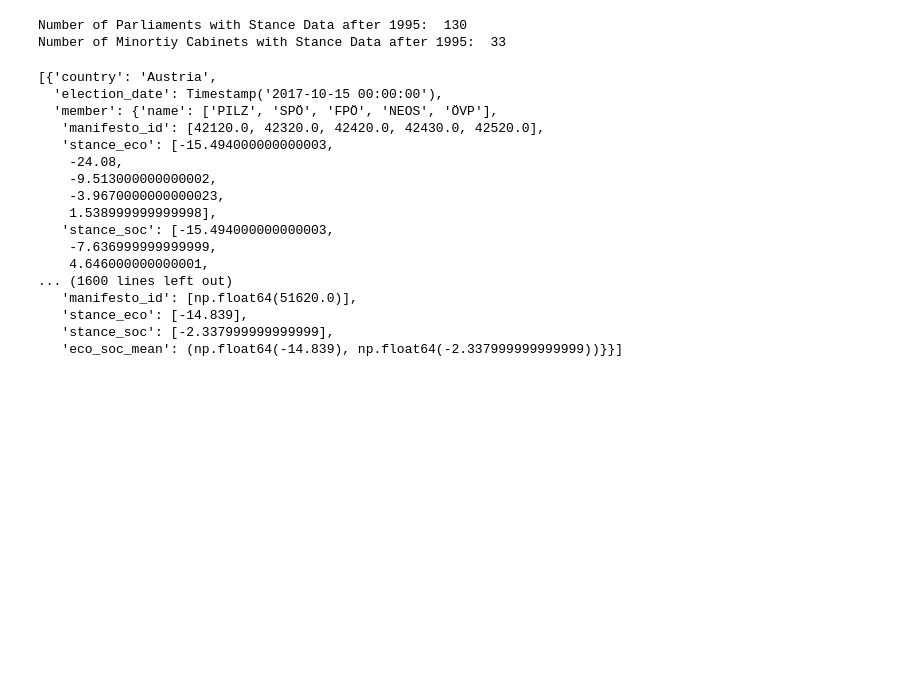
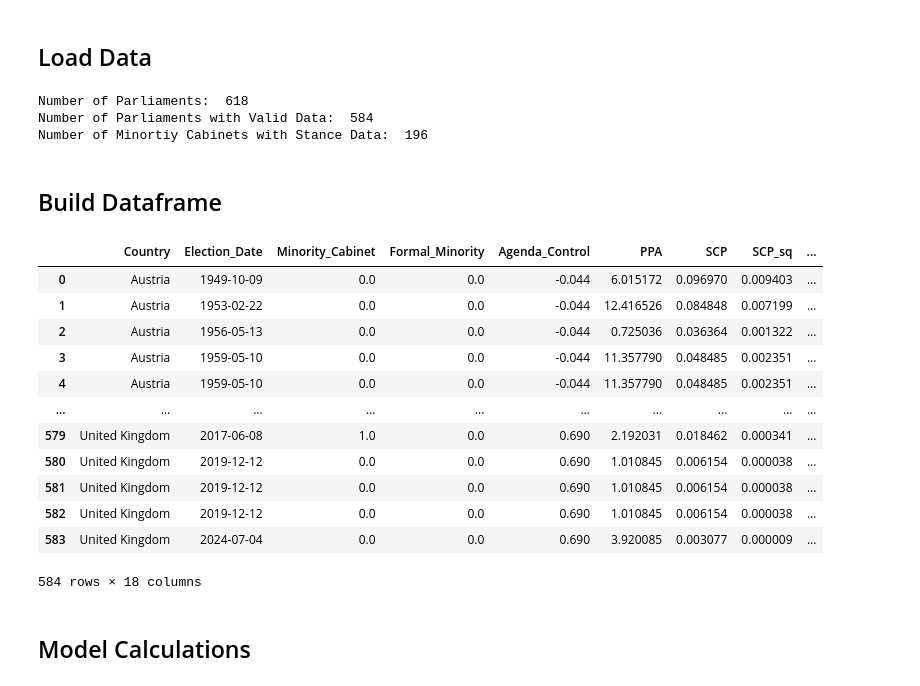
Before and after one commit to tildralle/ma-seminar-vetoplayer, a Jupyter notebook: analysis.ipynb, the cells around one changed output. Saved outputs shown, nothing was run; the diff lists cells and outputs as text; code cells hidden in the pictures; blank space fills up the shorter version.

```diff
--- a/analysis.ipynb
+++ b/analysis.ipynb
@@ -11,11 +16,22 @@ Number of Parliaments:  618
+# %% [markdown]
+## Load Data
 # %%
+with open('parliament_bib.pkl', 'rb') as file:
+    parliament_bib = pickle.load(file)
+
+print("Number of Parliaments: ", len(parliament_bib))
+
 keys_to_delete = []
 
 for key in parliament_bib.keys():
     eco = parliament_bib[key]["member"]["stance_eco"]
     soc = parliament_bib[key]["member"]["stance_soc"]
-    cab_stance = parliament_bib[key]["cabinet"]["eco_soc_mean"]
     elec_year = parliament_bib[key]["election_date"].year
+
+    if pd.isna(parliament_bib[key]["cabinet"]["minority_cab"]):
+        keys_to_delete.append(key)
+        continue
+
     if len(eco) == 0:
         keys_to_delete.append(key)
     elif pd.isna(eco).any():
@@ -24,38 +40,17 @@ for key in parliament_bib.keys():
         keys_to_delete.append(key)
     elif pd.isna(soc).any():
         keys_to_delete.append(key)
-    elif cab_stance == None:
-        keys_to_delete.append(key)
-    elif elec_year < 1995:
-        keys_to_delete.append(key)
 
-new_parliament_bib = {k: v for k, v in parliament_bib.items() if k not in keys_to_delete}
+parliament_bib_selection = {k: v for k, v in parliament_bib.items() if k not in keys_to_delete}
 
-minority_cabs = [p for i, p in new_parliament_bib.items() if p["cabinet"]["minority_cab"] == 1 and p["cabinet"]["minority_formal"] == 0]
+minority_cabs = [p for i, p in parliament_bib_selection.items() if p["cabinet"]["minority_cab"]== 1]# and p["cabinet"]["minority_formal"] == 0]
 
-print("Number of Parliaments with Stance Data after 1995: ", len(new_parliament_bib))
+print("Number of Parliaments with Valid Data: ", len(parliament_bib_selection))
 
-print("Number of Minortiy Cabinets with Stance Data after 1995: ", len(minority_cabs))
+print("Number of Minortiy Cabinets with Stance Data: ", len(minority_cabs))
 # %% [output]
-Number of Parliaments with Stance Data after 1995:  130
-Number of Minortiy Cabinets with Stance Data after 1995:  33
+Number of Parliaments:  618
+Number of Parliaments with Valid Data:  584
+Number of Minortiy Cabinets with Stance Data:  196
-# %%
-minority_cabs
-# %% [output]
-[{'country': 'Austria',
-  'election_date': Timestamp('2017-10-15 00:00:00'),
-  'member': {'name': ['PILZ', 'SPÖ', 'FPÖ', 'NEOS', 'ÖVP'],
-   'manifesto_id': [42120.0, 42320.0, 42420.0, 42430.0, 42520.0],
-   'stance_eco': [-15.494000000000003,
-    -24.08,
-    -9.513000000000002,
-    -3.9670000000000023,
-    1.538999999999998],
-   'stance_soc': [-15.494000000000003,
-    -7.636999999999999,
-    4.646000000000001,
-... (1600 lines left out)
-   'manifesto_id': [np.float64(51620.0)],
-   'stance_eco': [-14.839],
-   'stance_soc': [-2.337999999999999],
-   'eco_soc_mean': (np.float64(-14.839), np.float64(-2.337999999999999))}}]
+# %% [markdown]
+## Build Dataframe
@@ -61,0 +161,18 @@ minority_cabs
+# %%
+df
+# %% [output]
+|  | Country | Election_Date | Minority_Cabinet | Formal_Minority | Agenda_Control | PPA | SCP | SCP_sq | ... |
+| 0 | Austria | 1949-10-09 | 0.0 | 0.0 | -0.044 | 6.015172 | 0.096970 | 0.009403 | ... |
+| 1 | Austria | 1953-02-22 | 0.0 | 0.0 | -0.044 | 12.416526 | 0.084848 | 0.007199 | ... |
+| 2 | Austria | 1956-05-13 | 0.0 | 0.0 | -0.044 | 0.725036 | 0.036364 | 0.001322 | ... |
+| 3 | Austria | 1959-05-10 | 0.0 | 0.0 | -0.044 | 11.357790 | 0.048485 | 0.002351 | ... |
+| 4 | Austria | 1959-05-10 | 0.0 | 0.0 | -0.044 | 11.357790 | 0.048485 | 0.002351 | ... |
+| ... | ... | ... | ... | ... | ... | ... | ... | ... | ... |
+| 579 | United Kingdom | 2017-06-08 | 1.0 | 0.0 | 0.690 | 2.192031 | 0.018462 | 0.000341 | ... |
+| 580 | United Kingdom | 2019-12-12 | 0.0 | 0.0 | 0.690 | 1.010845 | 0.006154 | 0.000038 | ... |
+| 581 | United Kingdom | 2019-12-12 | 0.0 | 0.0 | 0.690 | 1.010845 | 0.006154 | 0.000038 | ... |
+| 582 | United Kingdom | 2019-12-12 | 0.0 | 0.0 | 0.690 | 1.010845 | 0.006154 | 0.000038 | ... |
+| 583 | United Kingdom | 2024-07-04 | 0.0 | 0.0 | 0.690 | 3.920085 | 0.003077 | 0.000009 | ... |
+584 rows × 18 columns
+# %% [markdown]
+## Model Calculations
```
Also changed, not shown: parts of 6 cells of this notebook.
